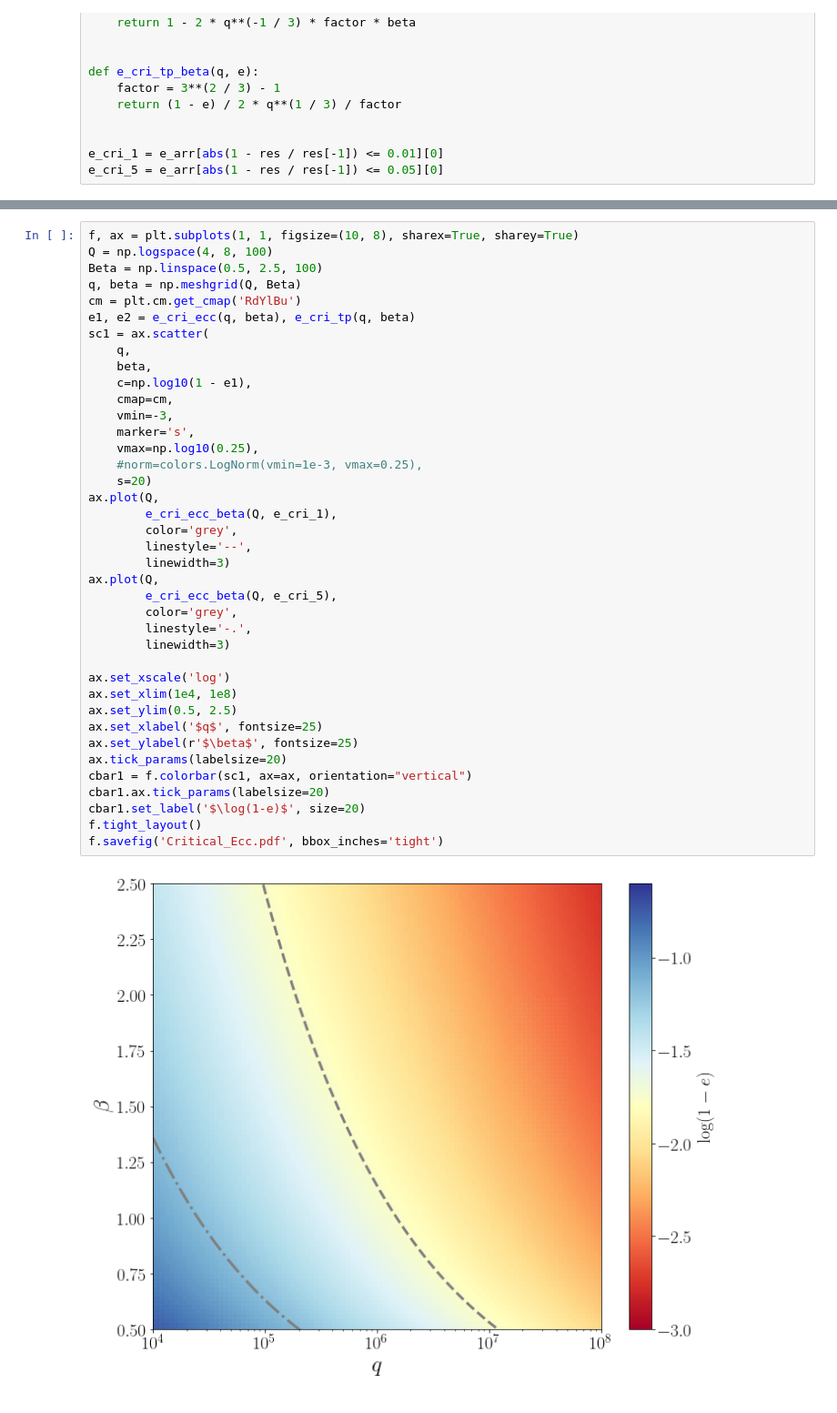
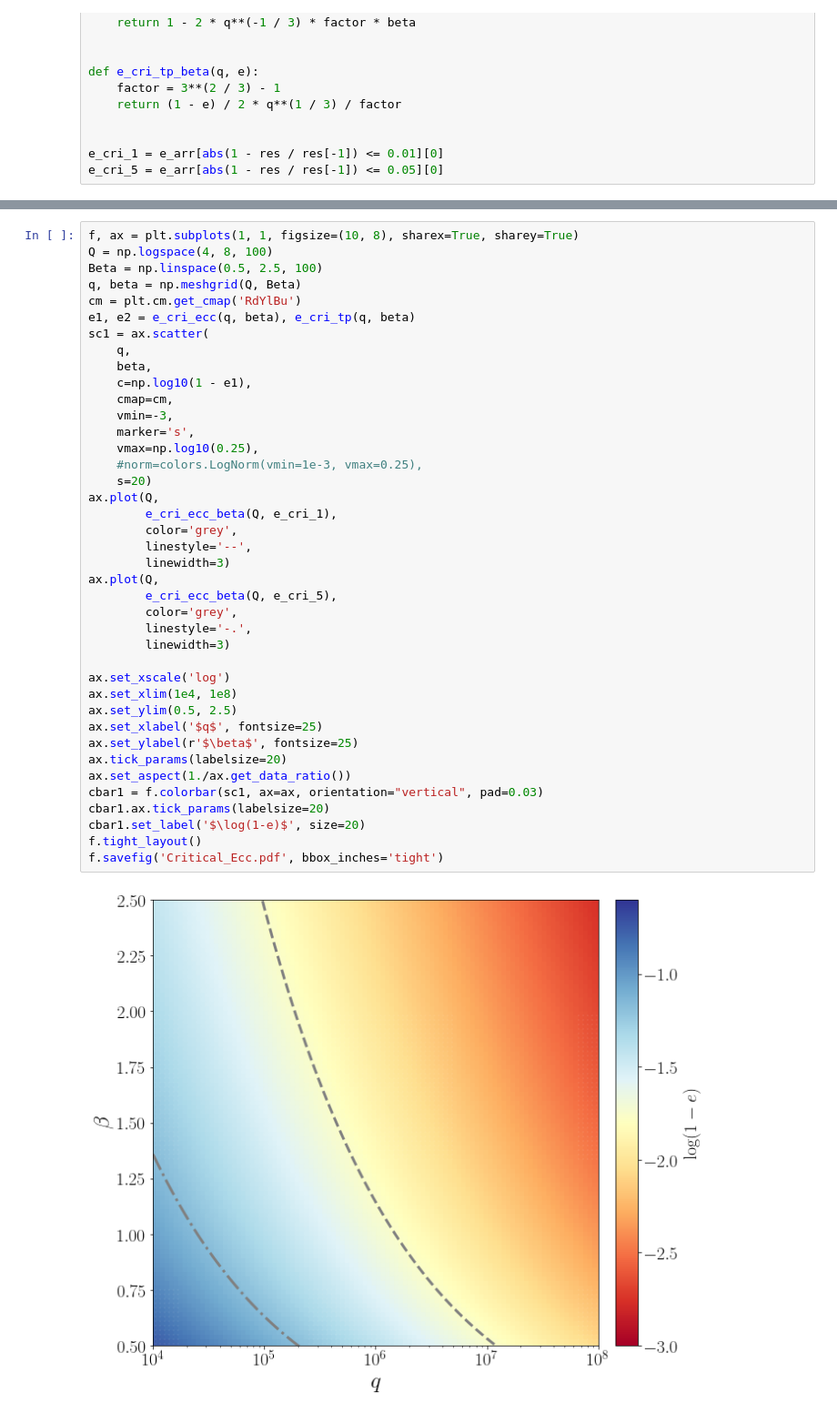
Before and after one commit to slowdivePTG/ASASSN-14ko, a Jupyter notebook: YT_Visualization/Critical Eccentricity.ipynb, the cells around one changed output, grey strips where cells are left out. Shown at 91% size. Cells and saved outputs as stored; diff of their text form.

```diff
--- a/YT_Visualization/Critical Eccentricity.ipynb
+++ b/YT_Visualization/Critical Eccentricity.ipynb
@@ -333,33 +333,34 @@ sc1 = ax.scatter(
     beta,
     c=np.log10(1 - e1),
     cmap=cm,
     vmin=-3,
     marker='s',
     vmax=np.log10(0.25),
     #norm=colors.LogNorm(vmin=1e-3, vmax=0.25),
     s=20)
 ax.plot(Q,
         e_cri_ecc_beta(Q, e_cri_1),
         color='grey',
         linestyle='--',
         linewidth=3)
 ax.plot(Q,
         e_cri_ecc_beta(Q, e_cri_5),
         color='grey',
         linestyle='-.',
         linewidth=3)
 
 ax.set_xscale('log')
 ax.set_xlim(1e4, 1e8)
 ax.set_ylim(0.5, 2.5)
 ax.set_xlabel('$q$', fontsize=25)
 ax.set_ylabel(r'$\beta$', fontsize=25)
 ax.tick_params(labelsize=20)
-cbar1 = f.colorbar(sc1, ax=ax, orientation="vertical")
+ax.set_aspect(1./ax.get_data_ratio())
+cbar1 = f.colorbar(sc1, ax=ax, orientation="vertical", pad=0.03)
 cbar1.ax.tick_params(labelsize=20)
 cbar1.set_label('$\log(1-e)$', size=20)
 f.tight_layout()
 f.savefig('Critical_Ecc.pdf', bbox_inches='tight')
 # %% [output]
-[figure, old version]
+[figure, new version]
 # %%
```
Also changed, not shown: parts of 2 cells of this notebook, 1 other file.
